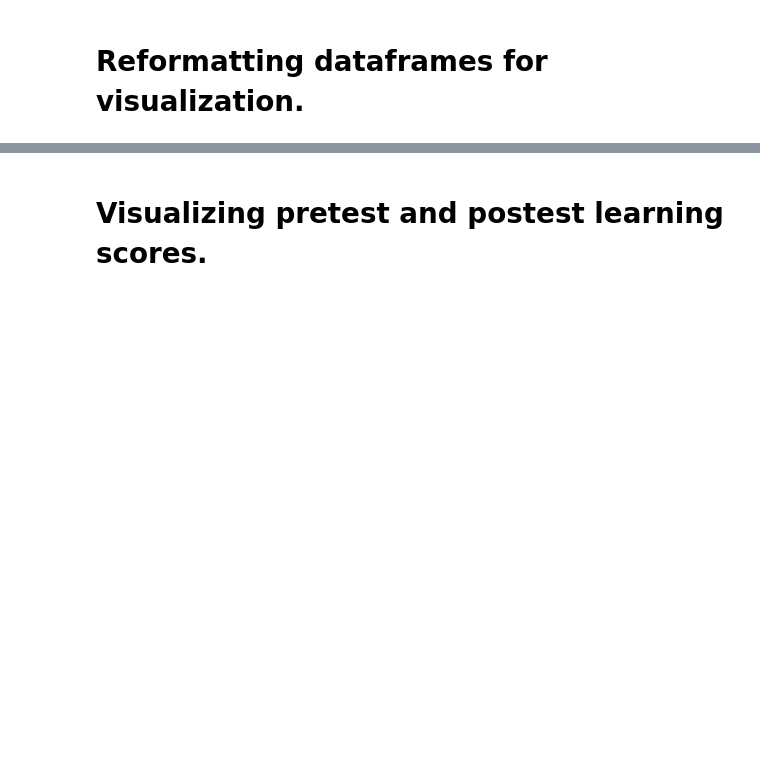
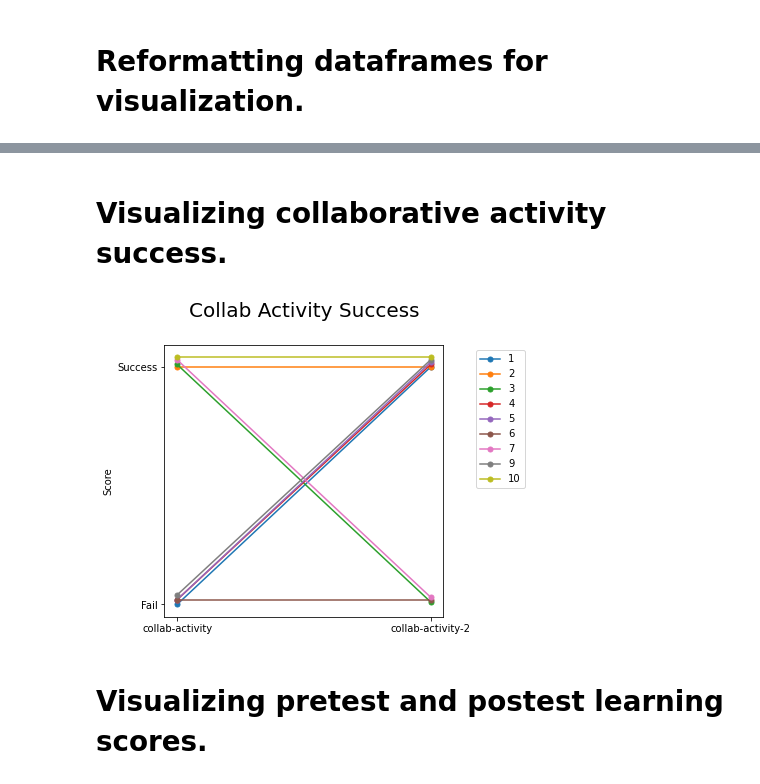
Before and after one commit to utku-norman/justhink-preexp-analysis, a Jupyter notebook: analysis/notebooks/3-measuring-learning-outcomes-pretest-postest.ipynb, the cells around one changed output, grey strips where cells are left out. Saved outputs shown, nothing was run; the diff lists cells and outputs as text; code cells hidden in the pictures; blank space fills up the shorter version.

```diff
--- a/analysis/notebooks/3-measuring-learning-outcomes-pretest-postest.ipynb
+++ b/analysis/notebooks/3-measuring-learning-outcomes-pretest-postest.ipynb
@@ -393,3 +505,42 @@ errordf.drop(columns=['pre_error', 'post_error'], inplace=True)
+# %% [markdown]
+# Visualizing collaborative activity success.
+# %%
+students = [1, 2, 3, 4, 5, 6, 7, 9, 10]
+separation = 0.01
+
+# graphing the pretest versus posttest is_spanning scores
+fig, ax = plt.subplots(1, figsize=(5, 5))
+
+prelist = list()
+postlist = list()
+for i in students:
+    temp = cdf[cdf['student'] == i]
+    values = list(temp.is_mst)
+    #computing offset between overlapping lines
+    p0 = values[0] + prelist.count(values[0])*separation
+    p1 = values[1] + prelist.count(values[1])*separation
+    prelist.append(values[0])
+    postlist.append(values[1])
+    #plotting
+    plt.plot(temp.activity, [p0,p1], marker='o', markersize=5)
+plt.ylabel('Score')
+plt.title('Collab Activity Success\n', loc='center', fontsize=20)
+
+leg = plt.legend(students, loc='upper left', frameon=True)
+# get the bounding box of the original legend
+bb = leg.get_bbox_to_anchor().inverse_transformed(ax.transAxes)
+# change to location of the legend
+xOffset = 1.1
+bb.x0 += xOffset
+bb.x1 += xOffset
+leg.set_bbox_to_anchor(bb, transform=ax.transAxes)
+
+# set y axis ticks to percentages
+yticks = plt.yticks()[0]
+plt.yticks(np.arange(0, 2, step=1), ['Fail','Success'])
+plt.show()
+# %% [output]
+[figure, added]
 # %% [markdown]
 # Visualizing pretest and postest learning scores.
 # %%
```
Also changed, not shown: parts of 14 cells of this notebook, 2 other files.
